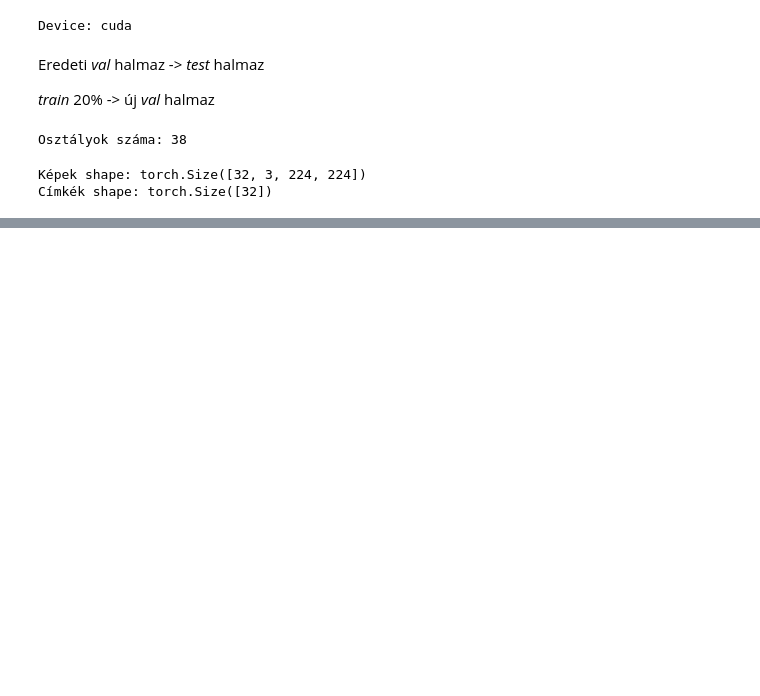
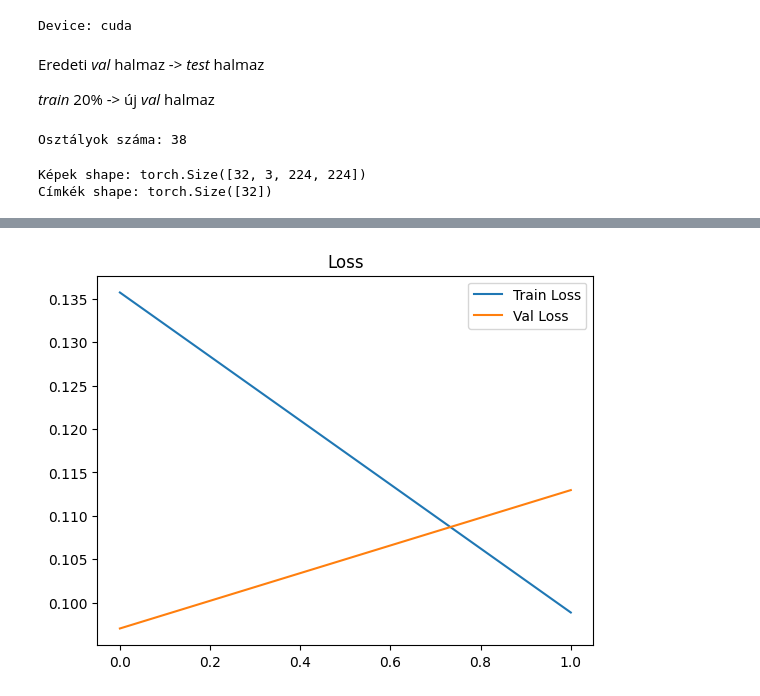
Before and after one commit to leuk0/Advanced-Machine-Learning, a Jupyter notebook: aml.ipynb, the cells around one changed output, grey strips where cells are left out. Cells and saved outputs as stored; diff of their text form; code cells hidden in the pictures; blank space fills up the shorter version.

Commit message:
Added train_model and evaluate_test methods; added Loss and Validation Accuracy plot

```diff
--- a/aml.ipynb
+++ b/aml.ipynb
@@ -78,3 +81,13 @@ print("Címkék shape:", labels.shape)
 # %% [output]
 Képek shape: torch.Size([32, 3, 224, 224])
 Címkék shape: torch.Size([32])
+# %%
+model = models.resnet18(pretrained=True)
+
+num_features = model.fc.in_features
+model.fc = nn.Linear(num_features, num_classes)
+
+model = model.to(device)
+# %%
+criterion = nn.CrossEntropyLoss()
+optimizer = torch.optim.Adam(model.parameters(), lr=0.001)
@@ -80,0 +178,8 @@ Címkék shape: torch.Size([32])
+# %%
+train_losses, val_losses, val_accuracies = train_model(
+    model,
+    train_loader,
+    val_loader,
+    epochs=2,
+    save_path="best_model.pth"
+)
@@ -80,0 +200,8 @@ Címkék shape: torch.Size([32])
+# %%
+plt.plot(train_losses, label="Train Loss")
+plt.plot(val_losses, label="Val Loss")
+plt.legend()
+plt.title("Loss")
+plt.show()
+# %% [output]
+[figure, added]
```
Also changed, not shown: parts of 7 cells of this notebook, 2 other files.
